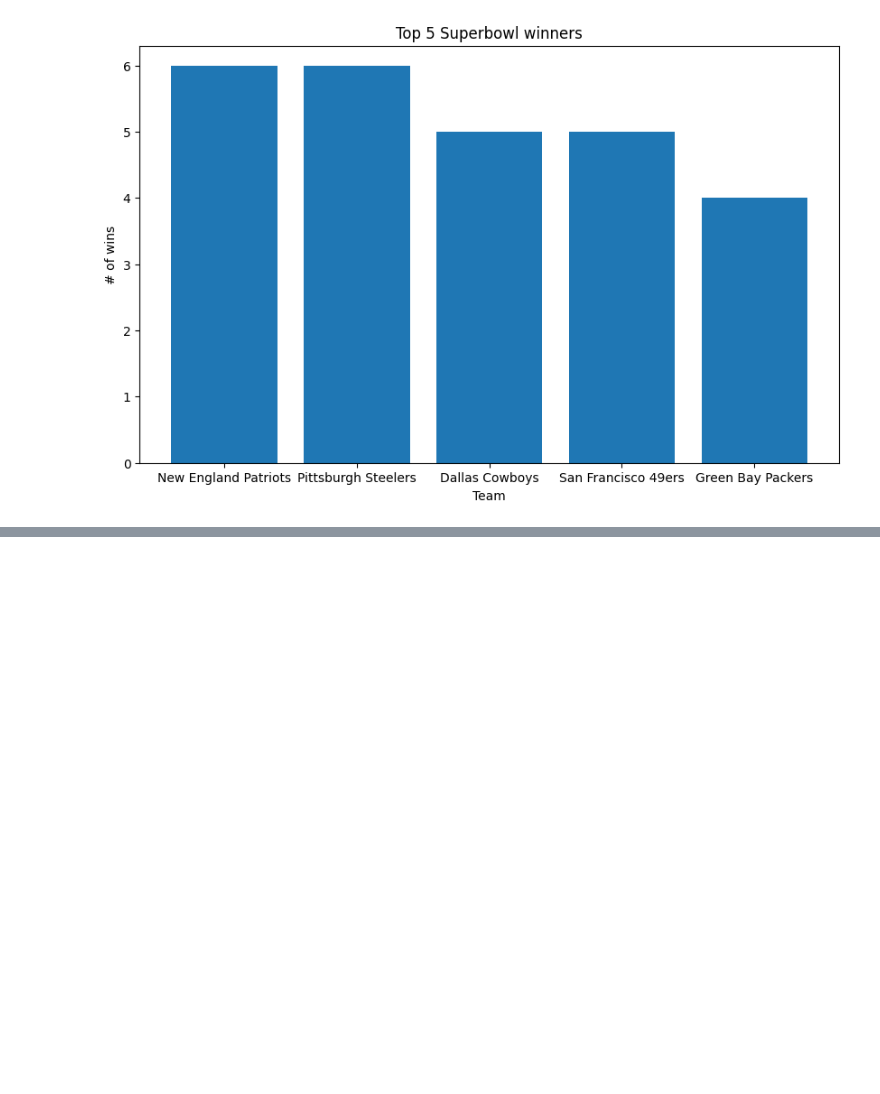
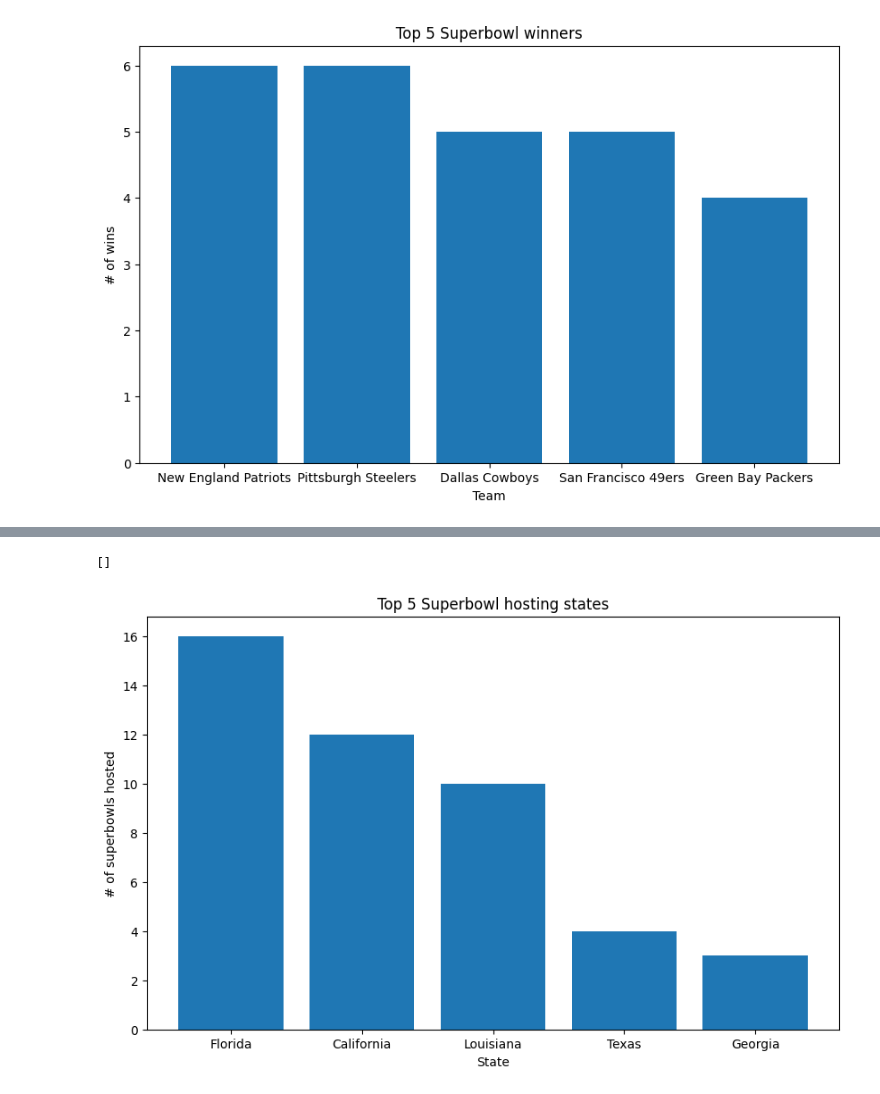
Before and after one commit to VivenPuthenpurayil/DataViz, a Jupyter notebook: IS445_Puthenpurayil_Viven_Individual.ipynb, the cells around one changed output, grey strips where cells are left out. Cells and saved outputs as stored; diff of their text form; code cells hidden in the pictures; blank space fills up the shorter version.

```diff
--- a/IS445_Puthenpurayil_Viven_Individual.ipynb
+++ b/IS445_Puthenpurayil_Viven_Individual.ipynb
@@ -106,0 +66,11 @@ plt.plot()
+# %%
+winner_counts = df_r['State'].value_counts()
+plt.figure(figsize=(10, 6))
+plt.bar(winner_counts.index[:5], winner_counts.values[:5])
+plt.title("Top 5 Superbowl hosting states")
+plt.xlabel("State")
+plt.ylabel("# of superbowls hosted")
+plt.plot()
+# %% [output]
+[]
+[figure, added]
```
Also changed, not shown: parts of 6 cells of this notebook, 2 other files.
